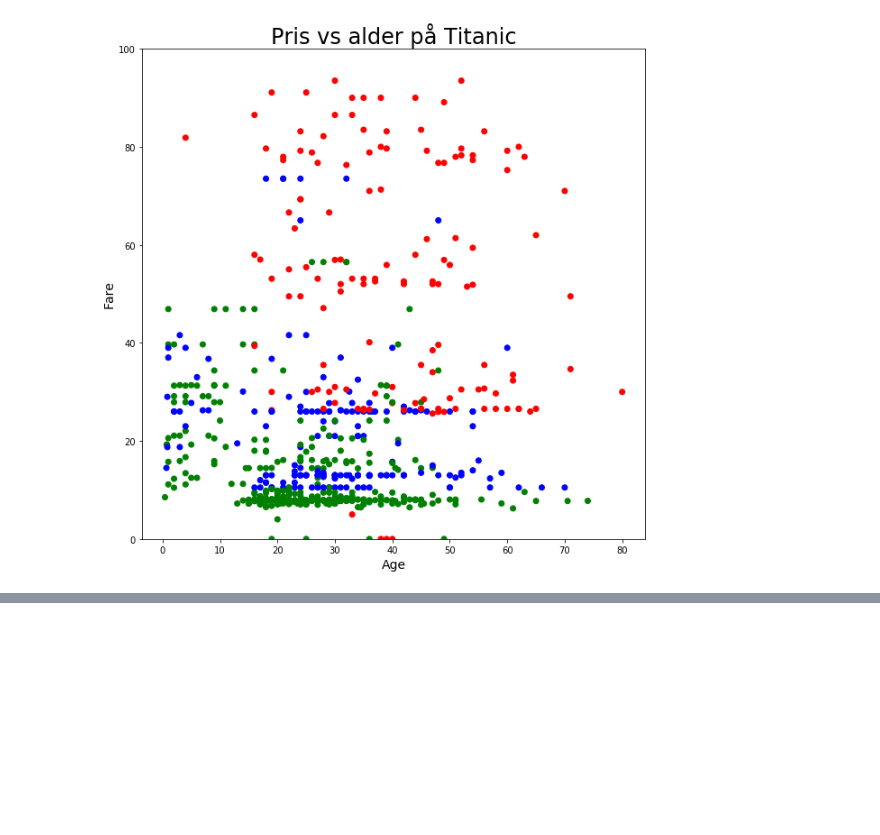
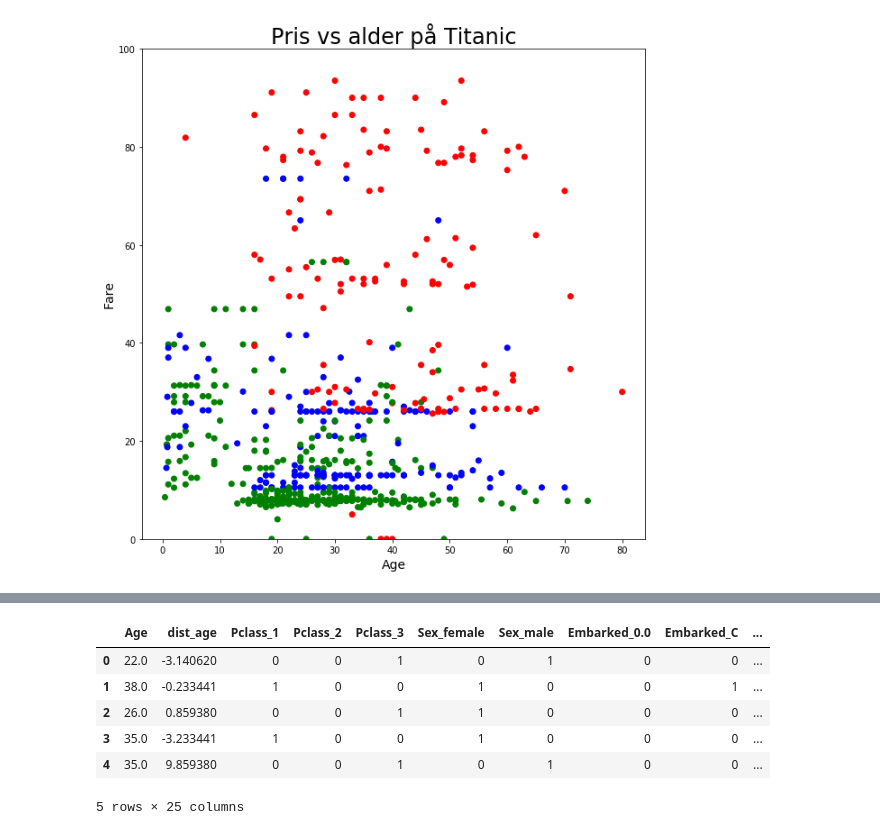
Before and after one commit to statisticsnorway/kurs-helt-python, a Jupyter notebook: helt_python_session_1.ipynb, the cells around one changed output, grey strips where cells are left out. Drawn from its saved outputs; the diff is of its cells as text; code cells hidden in the pictures; blank space fills up the shorter version.

```diff
--- a/helt_python_session_1.ipynb
+++ b/helt_python_session_1.ipynb
@@ -123,5 +125,5 @@ En måte og sikkre at Data lastes inn slik man vill er ved å bruke tiegsargumen
 # %%
-df = pd.read_csv(PATH+'Data\\train.csv', sep = ',', encoding ='utf-8', dtype={'Pclass':'str'})
+df = pd.read_csv('Data/Titanic.csv', sep = ',', encoding ='utf-8', dtype={'Pclass':'str'})
 df.dtypes
 # %% [output]
 PassengerId      int64
@@ -244,0 +264,4 @@ Cherbourg.sample(n=8)
+# %%
+df2['cabin_level'] = df2['Cabin'].str[:1].fillna('no_cabin')
+
+df2['cabin_level'].dropna().head()
@@ -244,0 +280,20 @@ Cherbourg.sample(n=8)
+# %%
+df2['Title'] = df2.Name.str.extract(' ([A-Za-z]+)\.', expand=False)
+df2['Title'] = df2['Title'].replace(['Lady',
+                                     'Countess',
+                                     'Capt',
+                                     'Col',
+                                     'Don',
+                                     'Dr',
+                                     'Major',
+                                     'Rev',
+                                     'Sir',
+                                     'Jonkheer',
+                                     'Dona'],
+                                     'Rare')
+
+df2['Title'] = df2['Title'].replace('Mlle', 'Miss')
+df2['Title'] = df2['Title'].replace('Ms', 'Miss')
+df2['Title'] = df2['Title'].replace('Mme', 'Mrs')
+
+df2.groupby('Title')['PassengerId'].count()
@@ -295,0 +362,13 @@ Scikit learn
+# %%
+y = df2['Fare'].fillna(0.0)
+x= df2[['Pclass', 'Sex', 'Embarked', 'cabin_level', 'Title', 'Age', 'dist_age']].fillna(0.0)
+x = pd.get_dummies(x)
+x.head()
+# %% [output]
+|  | Age | dist_age | Pclass_1 | Pclass_2 | Pclass_3 | Sex_female | Sex_male | Embarked_0.0 | Embarked_C | ... |
+| 0 | 22.0 | -3.140620 | 0 | 0 | 1 | 0 | 1 | 0 | 0 | ... |
+| 1 | 38.0 | -0.233441 | 1 | 0 | 0 | 1 | 0 | 0 | 1 | ... |
+| 2 | 26.0 | 0.859380 | 0 | 0 | 1 | 1 | 0 | 0 | 0 | ... |
+| 3 | 35.0 | -3.233441 | 1 | 0 | 0 | 1 | 0 | 0 | 0 | ... |
+| 4 | 35.0 | 9.859380 | 0 | 0 | 1 | 0 | 1 | 0 | 0 | ... |
+5 rows × 25 columns
```
Also changed, not shown: parts of 33 cells of this notebook.
